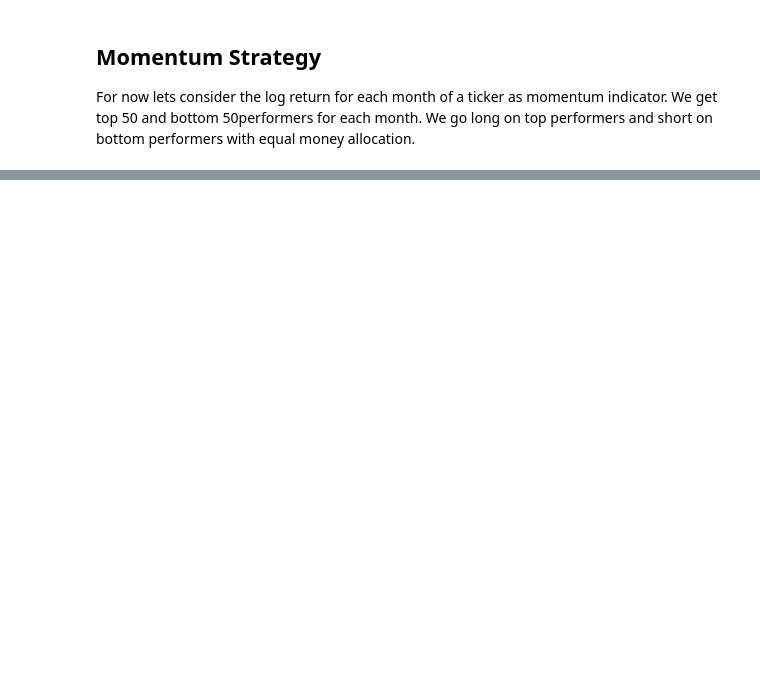
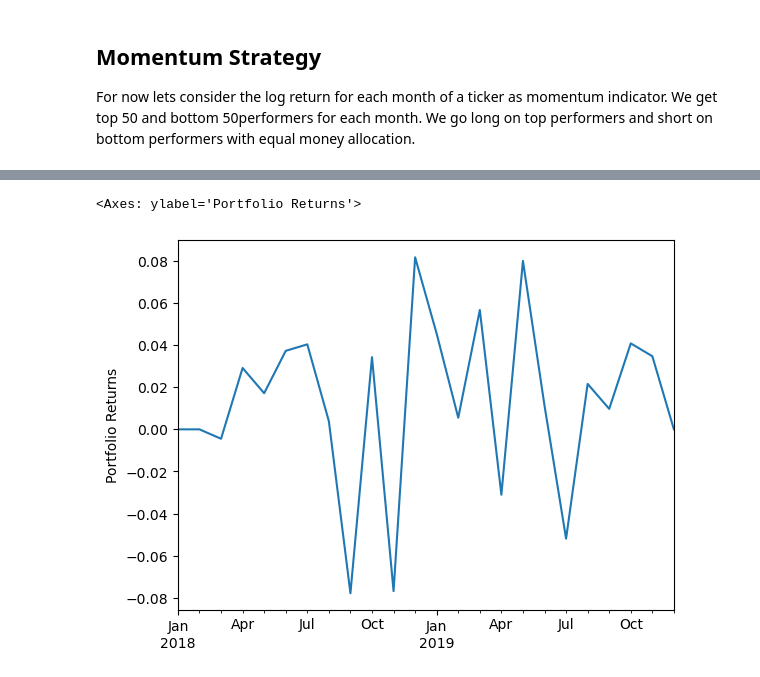
Before and after one commit to ansingh16/AI_for_trading, a Jupyter notebook: Strategies/Momentum_strategy.ipynb, the cells around one changed output, grey strips where cells are left out. Cells and saved outputs as stored; diff of their text form; code cells hidden in the pictures; blank space fills up the shorter version.

```diff
--- a/Strategies/Momentum_strategy.ipynb
+++ b/Strategies/Momentum_strategy.ipynb
@@ -231,5 +220,5 @@ def get_top_n(prev_returns, top_n):
     return top_stocks
 
 # get long and short holdings
-long_df = get_top_n(prev_monthly_close_returns, 50)
-short_df = get_top_n(prev_monthly_close_returns, -50)
+long_df = get_top_n(prev_month_returns, 50)
+short_df = get_top_n(prev_month_returns, -50)
@@ -240,10 +236,9 @@ Tests Passed
 # %%
 # function to calculate portfolio returns
+# Compute expected returns for the portfolio, assuming equal investment in each long/short stock.
 
 def portfolio_returns(df_long, df_short, lookahead_returns, n_stocks):
     """
-    Compute expected returns for the portfolio, assuming equal investment in each long/short stock.
-
     Parameters
     ----------
     df_long : DataFrame
@@ -260,6 +255,13 @@ def portfolio_returns(df_long, df_short, lookahead_returns, n_stocks):
     portfolio_returns : DataFrame
         Expected portfolio returns for each ticker and date
     """
+    # it is the average of returns for long and short stocks
+    # divided by number of stocks as the weighting for each stock is equal
+
+    portfolio_returns =  (df_long * lookahead_returns  - df_short * lookahead_returns)/n_stocks
 
 
-    return None
+    return portfolio_returns
+
+
+expected_returns = portfolio_returns(long_df, short_df, lookahead_returns, 50)
@@ -267,0 +268,5 @@ lookahead_returns
+# %%
+expected_returns.T.sum().plot(ylabel='Portfolio Returns')
+# %% [output]
+<Axes: ylabel='Portfolio Returns'>
+[figure, added]
```
Also changed, not shown: parts of 15 cells of this notebook.
